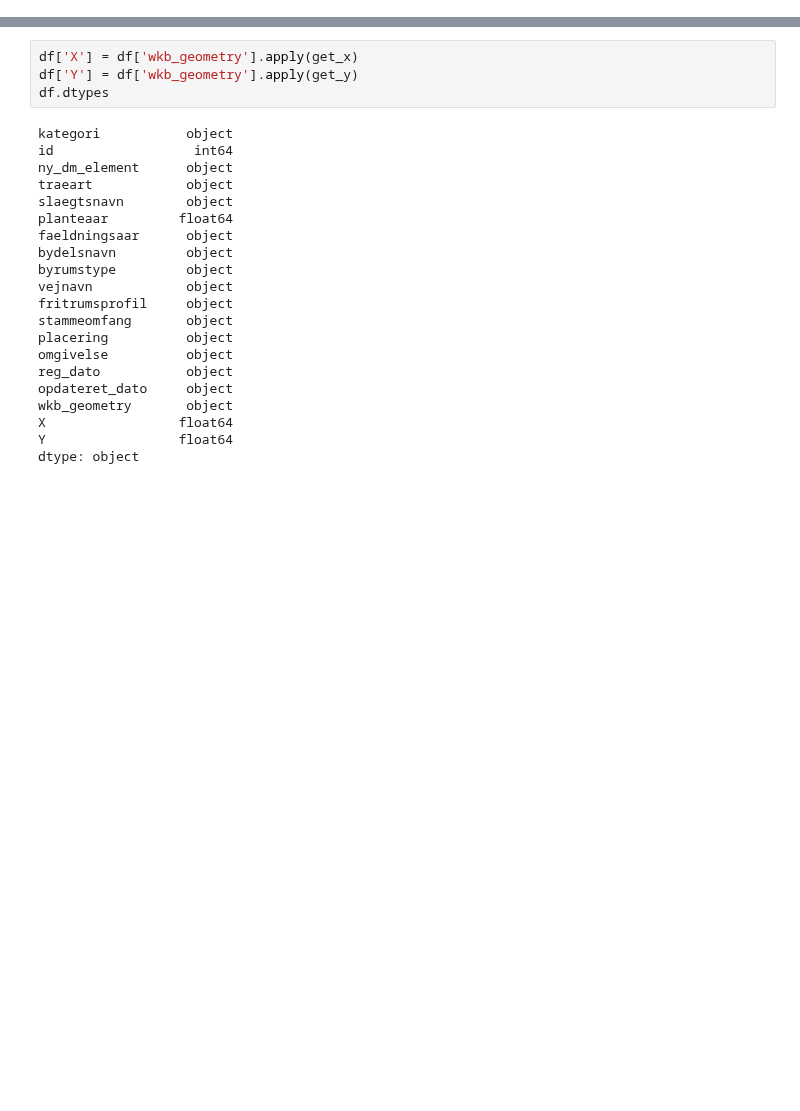
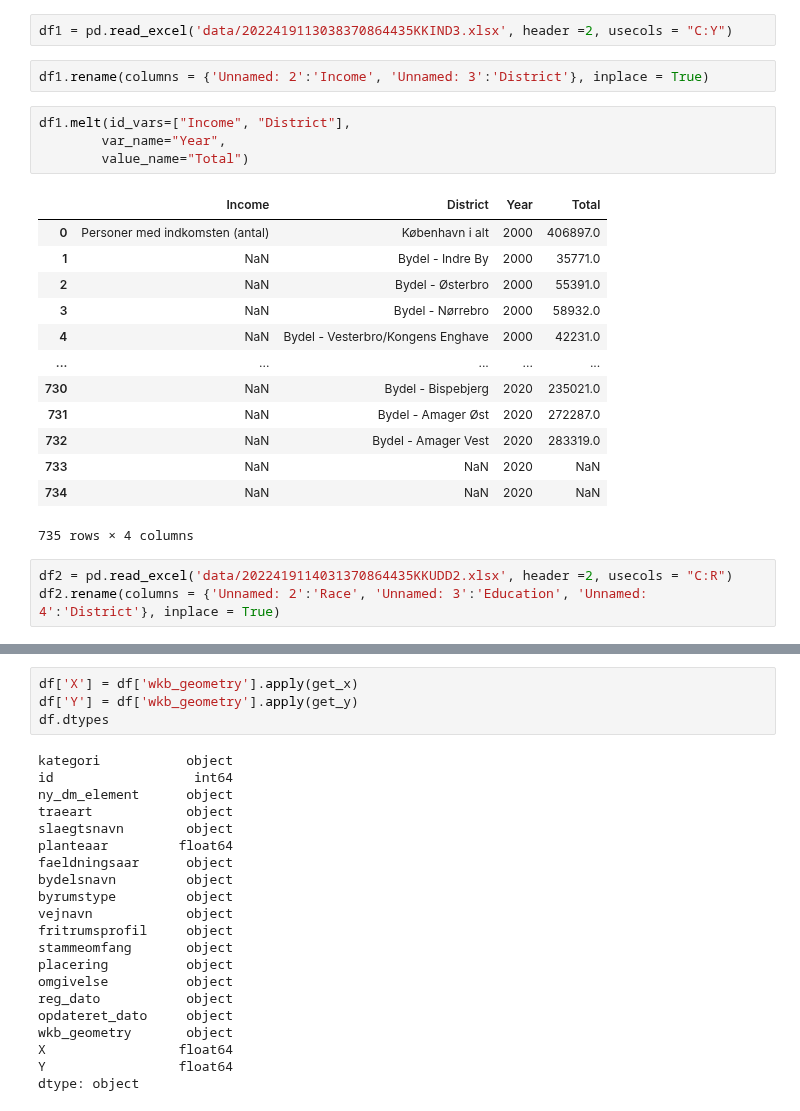
Before and after one commit to Ljoerring/Social-Data-Project, a Jupyter notebook: Read_data.ipynb, the cells around one changed output, grey strips where cells are left out. Drawn from its saved outputs; the diff is of its cells as text; blank space fills up the shorter version.

```diff
--- a/Read_data.ipynb
+++ b/Read_data.ipynb
@@ -21,0 +50,25 @@ df.head()
+# %%
+df1 = pd.read_excel('data/2022419113038370864435KKIND3.xlsx', header =2, usecols = "C:Y")
+# %%
+df1.rename(columns = {'Unnamed: 2':'Income', 'Unnamed: 3':'District'}, inplace = True)
+# %%
+df1.melt(id_vars=["Income", "District"],
+        var_name="Year",
+        value_name="Total")
+# %% [output]
+|  | Income | District | Year | Total |
+| 0 | Personer med indkomsten (antal) | København i alt | 2000 | 406897.0 |
+| 1 | NaN | Bydel - Indre By | 2000 | 35771.0 |
+| 2 | NaN | Bydel - Østerbro | 2000 | 55391.0 |
+| 3 | NaN | Bydel - Nørrebro | 2000 | 58932.0 |
+| 4 | NaN | Bydel - Vesterbro/Kongens Enghave | 2000 | 42231.0 |
+| ... | ... | ... | ... | ... |
+| 730 | NaN | Bydel - Bispebjerg | 2020 | 235021.0 |
+| 731 | NaN | Bydel - Amager Øst | 2020 | 272287.0 |
+| 732 | NaN | Bydel - Amager Vest | 2020 | 283319.0 |
+| 733 | NaN | NaN | 2020 | NaN |
+| 734 | NaN | NaN | 2020 | NaN |
+735 rows × 4 columns
+# %%
+df2 = pd.read_excel('data/2022419114031370864435KKUDD2.xlsx', header =2, usecols = "C:R")
+df2.rename(columns = {'Unnamed: 2':'Race', 'Unnamed: 3':'Education', 'Unnamed: 4':'District'}, inplace = True)
```
Also changed, not shown: parts of 5 cells of this notebook.
